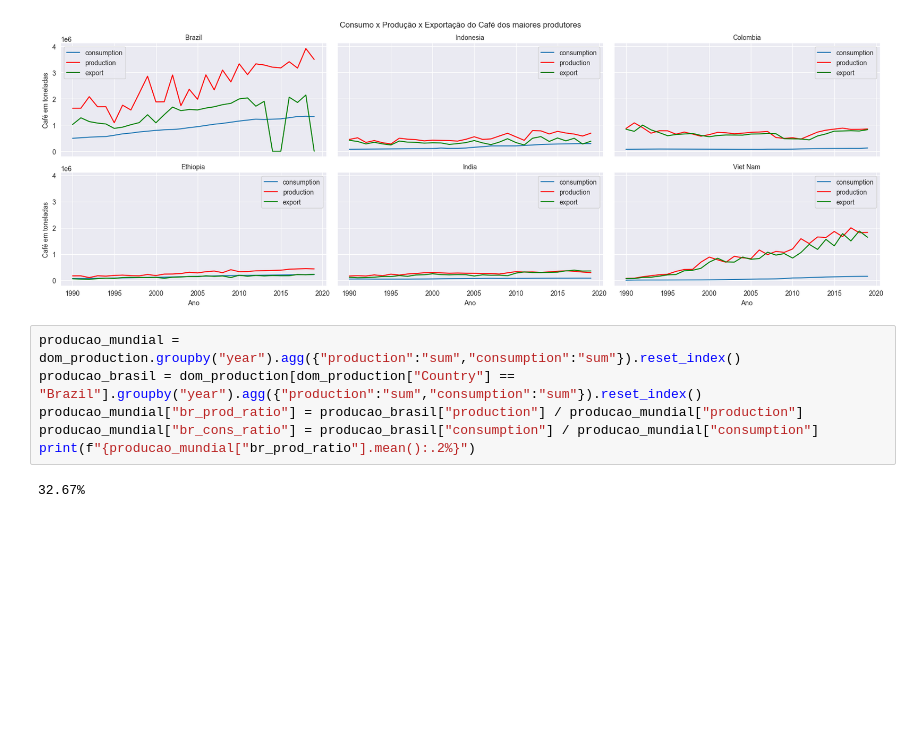
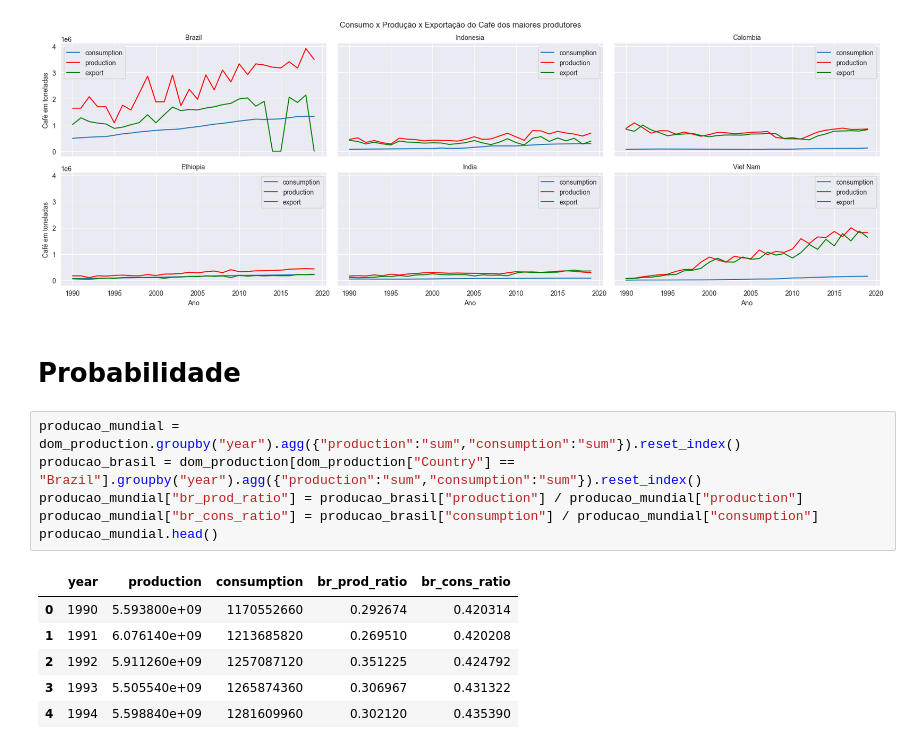
Before and after one commit to fea-dev-usp/Dia-Nacional-do-Cafe, a Jupyter notebook: coffee/app.ipynb, the cells around one changed output. Cells and saved outputs as stored; diff of their text form; blank space fills up the shorter version.

```diff
--- a/coffee/app.ipynb
+++ b/coffee/app.ipynb
@@ -296,11 +303,18 @@ g.fig.suptitle('Consumo x Produção x Exportação do Café dos maiores produto
 plt.show()
 # %% [output]
 [figure]
+# %% [markdown]
+# **Probabilidade**
 # %%
 producao_mundial = dom_production.groupby("year").agg({"production":"sum","consumption":"sum"}).reset_index()
 producao_brasil = dom_production[dom_production["Country"] == "Brazil"].groupby("year").agg({"production":"sum","consumption":"sum"}).reset_index()
 producao_mundial["br_prod_ratio"] = producao_brasil["production"] / producao_mundial["production"]
 producao_mundial["br_cons_ratio"] = producao_brasil["consumption"] / producao_mundial["consumption"]
-print(f"{producao_mundial["br_prod_ratio"].mean():.2%}")
+producao_mundial.head()
 # %% [output]
-32.67%
+|  | year | production | consumption | br_prod_ratio | br_cons_ratio |
+| 0 | 1990 | 5.593800e+09 | 1170552660 | 0.292674 | 0.420314 |
+| 1 | 1991 | 6.076140e+09 | 1213685820 | 0.269510 | 0.420208 |
+| 2 | 1992 | 5.911260e+09 | 1257087120 | 0.351225 | 0.424792 |
+| 3 | 1993 | 5.505540e+09 | 1265874360 | 0.306967 | 0.431322 |
+| 4 | 1994 | 5.598840e+09 | 1281609960 | 0.302120 | 0.435390 |
```
Also changed, not shown: parts of 25 cells of this notebook.
